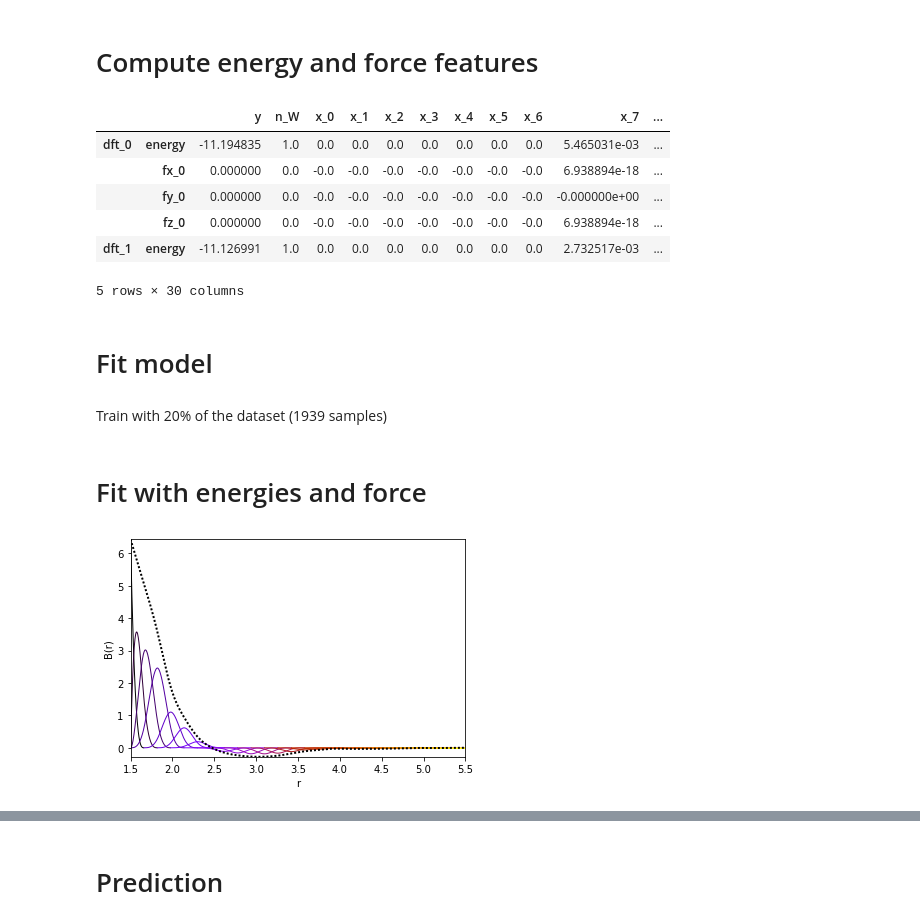
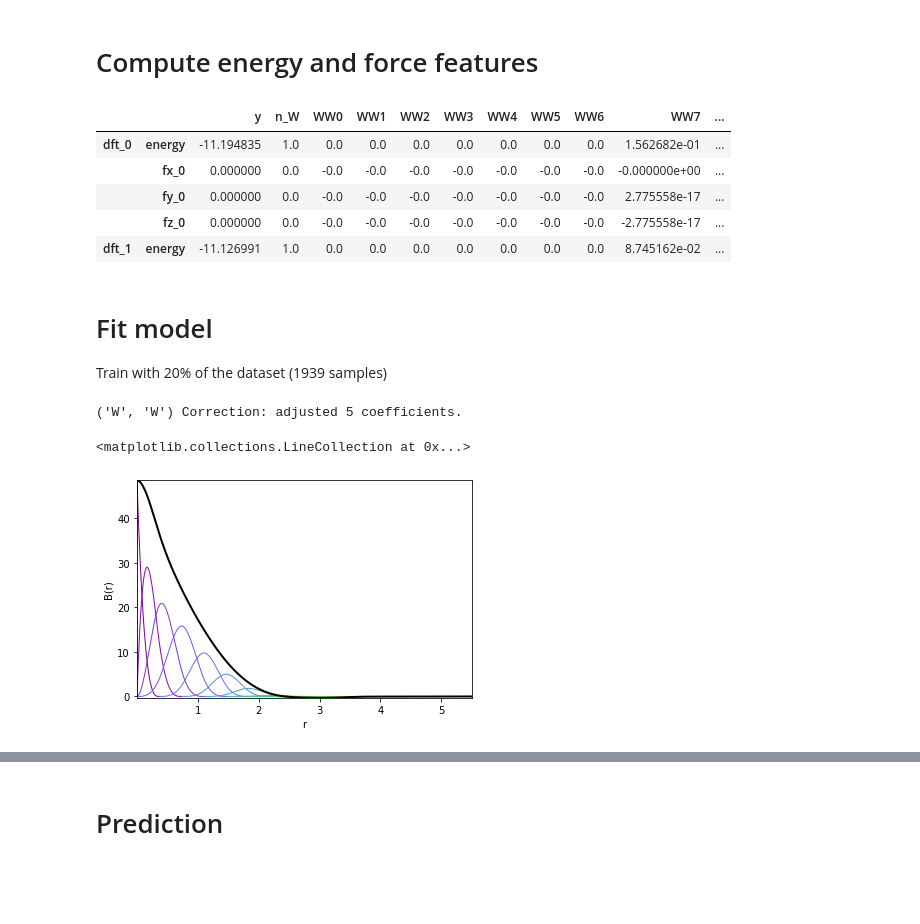
Before and after one commit to uf3/uf3, a Jupyter notebook: examples/tungsten_extxyz/pair_potential_demo.ipynb, the cells around one changed output, grey strips where cells are left out. Drawn from its saved outputs; the diff is of its cells as text; code cells hidden in the pictures; blank space fills up the shorter version.

````diff
--- a/examples/tungsten_extxyz/pair_potential_demo.ipynb
+++ b/examples/tungsten_extxyz/pair_potential_demo.ipynb
@@ -84,11 +89,12 @@ Pairs: [('W', 'W')]
 # %%
-r_min_map = {('W', 'W'): 1.5,
+r_min_map = {('W', 'W'): 0.001,
             }
 r_max_map = {('W', 'W'): 5.5,
             }
-resolution_map = {('W', 'W'): 25,
+resolution_map = {('W', 'W'): 15,
                  }
 trailing_trim = 3
+leading_trim = 0
 # %% [markdown]
 # Demo parameters
 ```n_cores```: number of workers to use in parallel for feature generation
@@ -110,4 +116,7 @@ bspline_config = bspline.BSplineBasis(chemical_system,
                                       r_min_map=r_min_map,
                                       r_max_map=r_max_map,
                                       resolution_map=resolution_map,
+                                      leading_trim=leading_trim,
                                       trailing_trim=trailing_trim)
+
+print(bspline_config)
@@ -192,12 +225,12 @@ df_features = representation.evaluate_parallel(df_data,
 # %%
 df_features.head()
 # %% [output]
-|  |  | y | n_W | x_0 | x_1 | x_2 | x_3 | x_4 | x_5 | x_6 | x_7 | ... |
-| dft_0 | energy | -11.194835 | 1.0 | 0.0 | 0.0 | 0.0 | 0.0 | 0.0 | 0.0 | 0.0 | 5.465031e-03 | ... |
-|  | fx_0 | 0.000000 | 0.0 | -0.0 | -0.0 | -0.0 | -0.0 | -0.0 | -0.0 | -0.0 | 6.938894e-18 | ... |
-|  | fy_0 | 0.000000 | 0.0 | -0.0 | -0.0 | -0.0 | -0.0 | -0.0 | -0.0 | -0.0 | -0.000000e+00 | ... |
-|  | fz_0 | 0.000000 | 0.0 | -0.0 | -0.0 | -0.0 | -0.0 | -0.0 | -0.0 | -0.0 | 6.938894e-18 | ... |
-| dft_1 | energy | -11.126991 | 1.0 | 0.0 | 0.0 | 0.0 | 0.0 | 0.0 | 0.0 | 0.0 | 2.732517e-03 | ... |
+|  |  | y | n_W | WW0 | WW1 | WW2 | WW3 | WW4 | WW5 | WW6 | WW7 | ... |
+| dft_0 | energy | -11.194835 | 1.0 | 0.0 | 0.0 | 0.0 | 0.0 | 0.0 | 0.0 | 0.0 | 1.562682e-01 | ... |
+|  | fx_0 | 0.000000 | 0.0 | -0.0 | -0.0 | -0.0 | -0.0 | -0.0 | -0.0 | -0.0 | -0.000000e+00 | ... |
+|  | fy_0 | 0.000000 | 0.0 | -0.0 | -0.0 | -0.0 | -0.0 | -0.0 | -0.0 | -0.0 | 2.775558e-17 | ... |
+|  | fz_0 | 0.000000 | 0.0 | -0.0 | -0.0 | -0.0 | -0.0 | -0.0 | -0.0 | -0.0 | -2.775558e-17 | ... |
+| dft_1 | energy | -11.126991 | 1.0 | 0.0 | 0.0 | 0.0 | 0.0 | 0.0 | 0.0 | 0.0 | 8.745162e-02 | ... |
-5 rows × 30 columns
-# %% [markdown]
-# Fit model
+# %% [markdown]
+# Fit model
+Train with 20% of the dataset (1939 samples)
@@ -204,8 +245,7 @@ df_features.head()
 # %%
 regularizer = bspline_config.get_regularization_matrix(ridge_1b=1e-6,
+                                                       ridge_2b=0.0,
                                                        curvature_2b=1e-8)
 
 model = least_squares.WeightedLinearModel(bspline_config,
                                           regularizer=regularizer)
-# %% [markdown]
-Train with 20% of the dataset (1939 samples)
@@ -219,2 +251,0 @@ x_e, y_e, x_f, y_f = least_squares.dataframe_to_tuples(df_slice,
-# %% [markdown]
-# Fit with energies and force
@@ -221,9 +254,19 @@ x_e, y_e, x_f, y_f = least_squares.dataframe_to_tuples(df_slice,
+# %%
+pair = ("W", "W")
+
+r_target = analysis["lower_bounds"][pair]
+model.fix_repulsion_2b(pair,
+                       r_target=r_target,
+                       min_curvature=0.0)
+# %% [output]
+('W', 'W') Correction: adjusted 5 coefficients.
 # %%
-model.fit(x_e, y_e, x_f, y_f, weight=0.5)
 solutions = least_squares.arrange_coefficients(model.coefficients,
                                                bspline_config)
 coefficients = solutions[("W", "W")]
 knot_sequence = bspline_config.knots_map[("W", "W")]
 fig, ax = plotting.visualize_splines(coefficients, knot_sequence)
+plt.vlines([0.0], -100, 100, color="orange", linewidth=2)
 # %% [output]
+<matplotlib.collections.LineCollection at 0x...>
-[figure, old version]
+[figure, new version]
````
Also changed, not shown: parts of 65 cells of this notebook, 4 other files.
